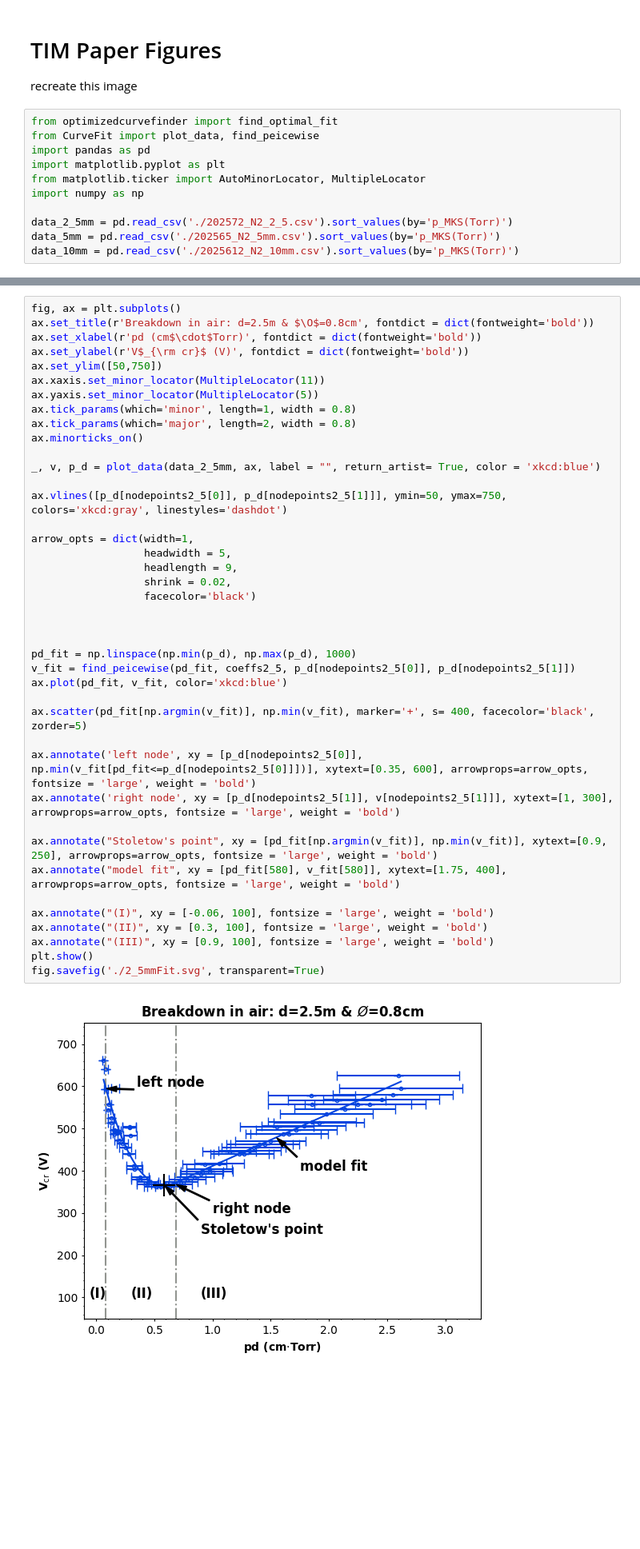
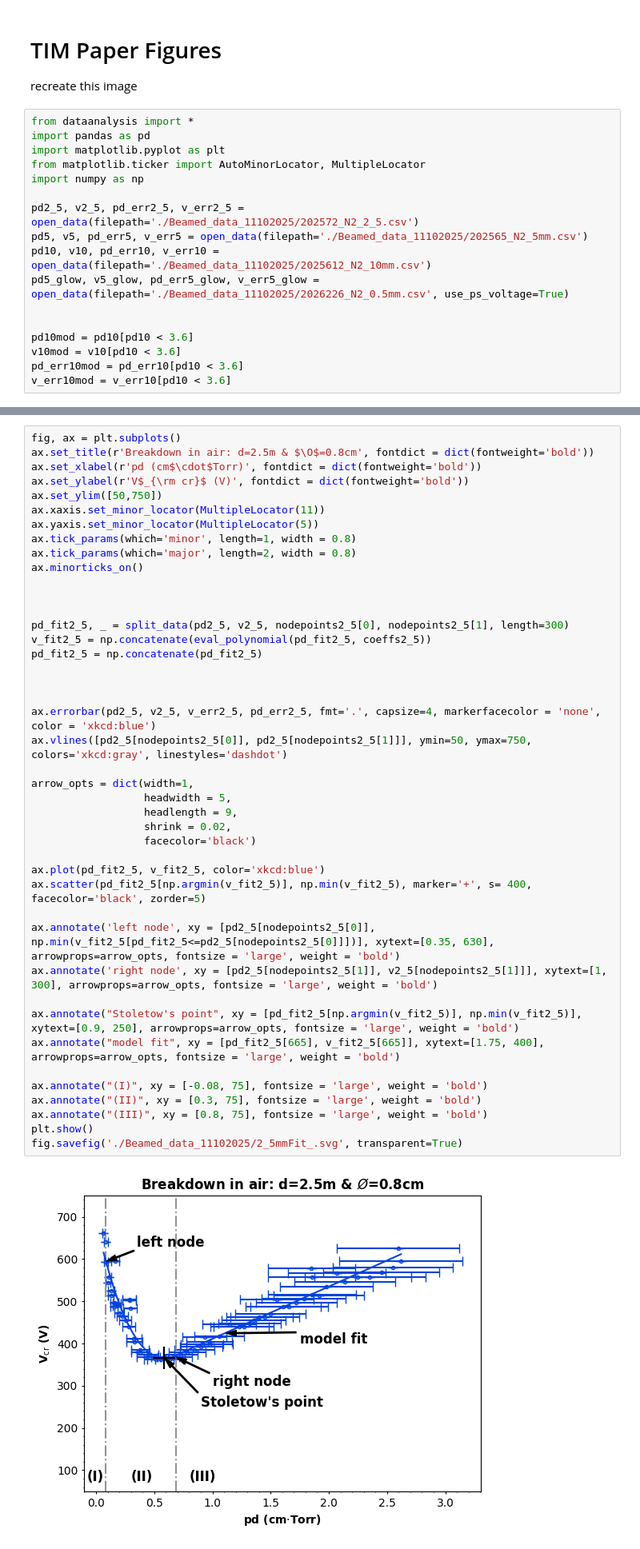
Before and after one commit to s-gerow/SAIL-Plasma, a Jupyter notebook: BeAMED/Test Scripts/FAS_analysis.ipynb, the cells around one changed output, grey strips where cells are left out. Shown at 80% size. Drawn from its saved outputs; the diff is of its cells as text; blank space fills up the shorter version.

```diff
--- a/BeAMED/Test Scripts/FAS_analysis.ipynb
+++ b/BeAMED/Test Scripts/FAS_analysis.ipynb
@@ -39,13 +32,19 @@ Ratio of Air to Ar A: 18.581889414162386/23.495556078074216 = 0.7908682540824302
 
 recreate this image
 # %%
-from optimizedcurvefinder import find_optimal_fit
-from CurveFit import plot_data, find_peicewise
+from dataanalysis import *
 import pandas as pd
 import matplotlib.pyplot as plt
 from matplotlib.ticker import AutoMinorLocator, MultipleLocator
 import numpy as np
 
-data_2_5mm = pd.read_csv('./202572_N2_2_5.csv').sort_values(by='p_MKS(Torr)')
-data_5mm = pd.read_csv('./202565_N2_5mm.csv').sort_values(by='p_MKS(Torr)')
-data_10mm = pd.read_csv('./2025612_N2_10mm.csv').sort_values(by='p_MKS(Torr)')
+pd2_5, v2_5, pd_err2_5, v_err2_5 = open_data(filepath='./Beamed_data_11102025/202572_N2_2_5.csv')
+pd5, v5, pd_err5, v_err5 = open_data(filepath='./Beamed_data_11102025/202565_N2_5mm.csv')
+pd10, v10, pd_err10, v_err10 = open_data(filepath='./Beamed_data_11102025/2025612_N2_10mm.csv')
+pd5_glow, v5_glow, pd_err5_glow, v_err5_glow = open_data(filepath='./Beamed_data_11102025/2026226_N2_0.5mm.csv', use_ps_voltage=True)
+
+
+pd10mod = pd10[pd10 < 3.6]
+v10mod = v10[pd10 < 3.6]
+pd_err10mod = pd_err10[pd10 < 3.6]
+v_err10mod = v_err10[pd10 < 3.6]
@@ -57,43 +63,45 @@ length_constraints = [2,8,2]
 # %%
 fig, ax = plt.subplots()
 ax.set_title(r'Breakdown in air: d=2.5m & $\O$=0.8cm', fontdict = dict(fontweight='bold'))
 ax.set_xlabel(r'pd (cm$\cdot$Torr)', fontdict = dict(fontweight='bold'))
 ax.set_ylabel(r'V$_{\rm cr}$ (V)', fontdict = dict(fontweight='bold'))
 ax.set_ylim([50,750])
 ax.xaxis.set_minor_locator(MultipleLocator(11))
 ax.yaxis.set_minor_locator(MultipleLocator(5))
 ax.tick_params(which='minor', length=1, width = 0.8)
 ax.tick_params(which='major', length=2, width = 0.8)
 ax.minorticks_on()
 
-_, v, p_d = plot_data(data_2_5mm, ax, label = "", return_artist= True, color = 'xkcd:blue')
 
-ax.vlines([p_d[nodepoints2_5[0]], p_d[nodepoints2_5[1]]], ymin=50, ymax=750, colors='xkcd:gray', linestyles='dashdot')
+
+pd_fit2_5, _ = split_data(pd2_5, v2_5, nodepoints2_5[0], nodepoints2_5[1], length=300)
+v_fit2_5 = np.concatenate(eval_polynomial(pd_fit2_5, coeffs2_5))
+pd_fit2_5 = np.concatenate(pd_fit2_5)
+
+
+
+ax.errorbar(pd2_5, v2_5, v_err2_5, pd_err2_5, fmt='.', capsize=4, markerfacecolor = 'none', color = 'xkcd:blue')
+ax.vlines([pd2_5[nodepoints2_5[0]], pd2_5[nodepoints2_5[1]]], ymin=50, ymax=750, colors='xkcd:gray', linestyles='dashdot')
 
 arrow_opts = dict(width=1,
                   headwidth = 5,
                   headlength = 9,
                   shrink = 0.02,
                   facecolor='black')
 
+ax.plot(pd_fit2_5, v_fit2_5, color='xkcd:blue')
+ax.scatter(pd_fit2_5[np.argmin(v_fit2_5)], np.min(v_fit2_5), marker='+', s= 400, facecolor='black', zorder=5)
 
+ax.annotate('left node', xy = [pd2_5[nodepoints2_5[0]], np.min(v_fit2_5[pd_fit2_5<=pd2_5[nodepoints2_5[0]]])], xytext=[0.35, 630], arrowprops=arrow_opts, fontsize = 'large', weight = 'bold')
+ax.annotate('right node', xy = [pd2_5[nodepoints2_5[1]], v2_5[nodepoints2_5[1]]], xytext=[1, 300], arrowprops=arrow_opts, fontsize = 'large', weight = 'bold')
 
-pd_fit = np.linspace(np.min(p_d), np.max(p_d), 1000)
-v_fit = find_peicewise(pd_fit, coeffs2_5, p_d[nodepoints2_5[0]], p_d[nodepoints2_5[1]])
-ax.plot(pd_fit, v_fit, color='xkcd:blue')
+ax.annotate("Stoletow's point", xy = [pd_fit2_5[np.argmin(v_fit2_5)], np.min(v_fit2_5)], xytext=[0.9, 250], arrowprops=arrow_opts, fontsize = 'large', weight = 'bold')
+ax.annotate("model fit", xy = [pd_fit2_5[665], v_fit2_5[665]], xytext=[1.75, 400], arrowprops=arrow_opts, fontsize = 'large', weight = 'bold')
 
-ax.scatter(pd_fit[np.argmin(v_fit)], np.min(v_fit), marker='+', s= 400, facecolor='black', zorder=5)
-
-ax.annotate('left node', xy = [p_d[nodepoints2_5[0]], np.min(v_fit[pd_fit<=p_d[nodepoints2_5[0]]])], xytext=[0.35, 600], arrowprops=arrow_opts, fontsize = 'large', weight = 'bold')
-ax.annotate('right node', xy = [p_d[nodepoints2_5[1]], v[nodepoints2_5[1]]], xytext=[1, 300], arrowprops=arrow_opts, fontsize = 'large', weight = 'bold')
-
-ax.annotate("Stoletow's point", xy = [pd_fit[np.argmin(v_fit)], np.min(v_fit)], xytext=[0.9, 250], arrowprops=arrow_opts, fontsize = 'large', weight = 'bold')
-ax.annotate("model fit", xy = [pd_fit[580], v_fit[580]], xytext=[1.75, 400], arrowprops=arrow_opts, fontsize = 'large', weight = 'bold')
-
-ax.annotate("(I)", xy = [-0.06, 100], fontsize = 'large', weight = 'bold')
-ax.annotate("(II)", xy = [0.3, 100], fontsize = 'large', weight = 'bold')
-ax.annotate("(III)", xy = [0.9, 100], fontsize = 'large', weight = 'bold')
+ax.annotate("(I)", xy = [-0.08, 75], fontsize = 'large', weight = 'bold')
+ax.annotate("(II)", xy = [0.3, 75], fontsize = 'large', weight = 'bold')
+ax.annotate("(III)", xy = [0.8, 75], fontsize = 'large', weight = 'bold')
 plt.show()
-fig.savefig('./2_5mmFit.svg', transparent=True)
+fig.savefig('./Beamed_data_11102025/2_5mmFit_.svg', transparent=True)
 # %% [output]
-[figure, old version]
+[figure, new version]
```
Also changed, not shown: parts of 10 cells of this notebook, 9 other files.
